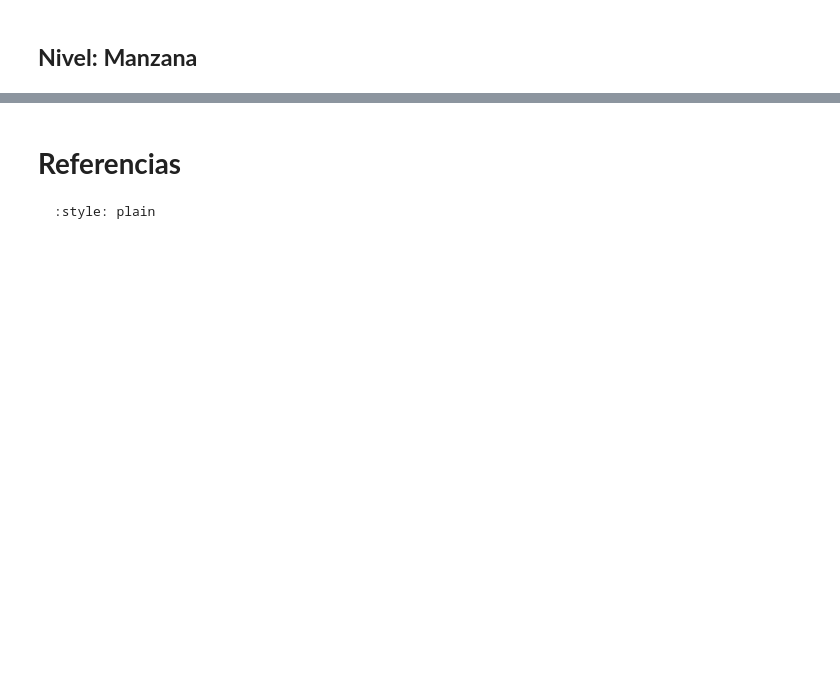
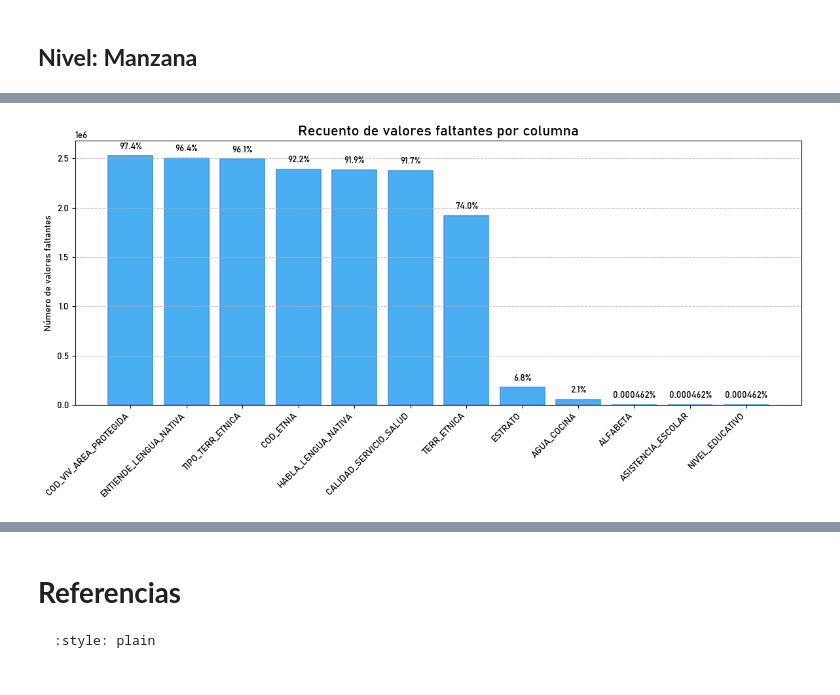
Before and after one commit to CIDEACC/datos_externos_convocatoria38, a Jupyter notebook: _sources/raw_to_processed.ipynb, the cells around one changed output, grey strips where cells are left out. Saved outputs shown, nothing was run; the diff lists cells and outputs as text; code cells hidden in the pictures; blank space fills up the shorter version.

```diff
--- a/_sources/raw_to_processed.ipynb
+++ b/_sources/raw_to_processed.ipynb
@@ -129,0 +225,6 @@ data_processed_homicidios.head()
+# %%
+data_processed_censo = data_cleaned_censo(r"C:\Users\CCOSTA397\OneDrive\Desktop\CIDEACC\convocatoria38\raw_data\data_dane")
+# %%
+analizar_columnas_faltantes(data_processed_censo)
+# %% [output]
+[figure, added]
```
Also changed, not shown: parts of 22 cells of this notebook, 26 other files.
